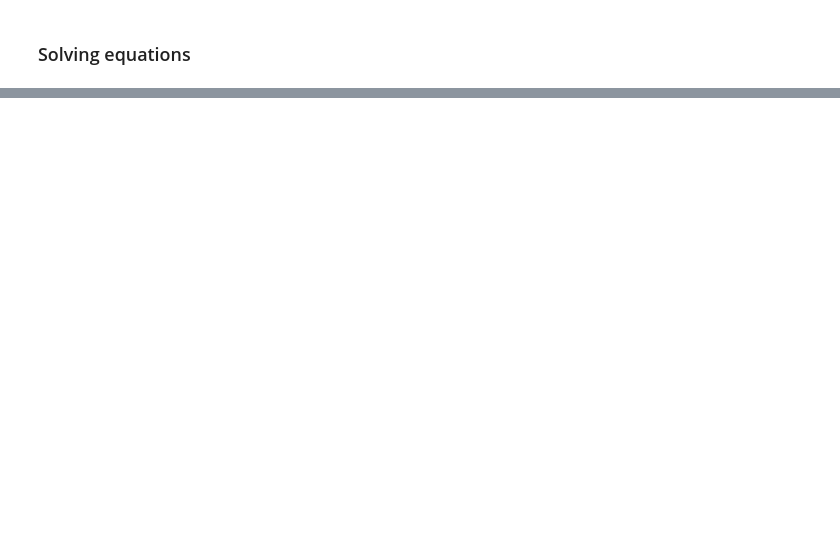
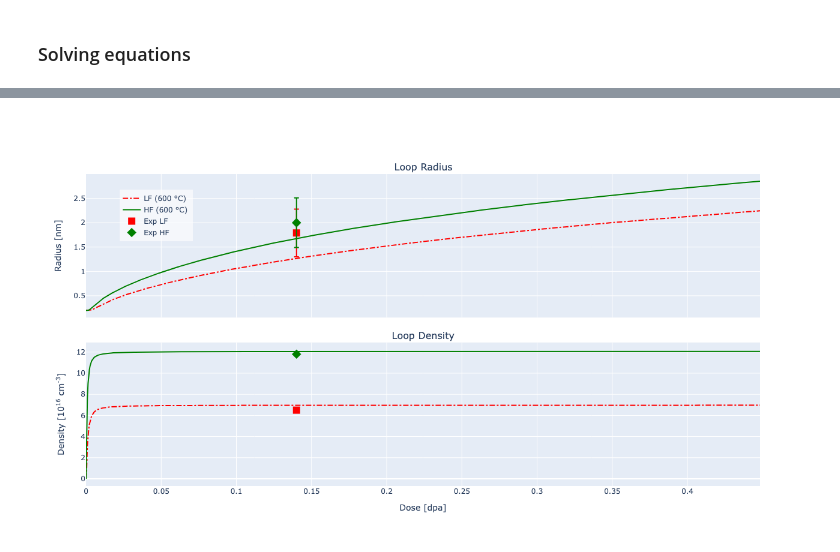
Before and after one commit to Worfran/OSU-MAE-Frank, a Jupyter notebook: src/jupyter/ceria_ode.ipynb, the cells around one changed output, grey strips where cells are left out. Saved outputs shown, nothing was run; the diff lists cells and outputs as text; code cells hidden in the pictures; blank space fills up the shorter version.

```diff
--- a/src/jupyter/ceria_ode.ipynb
+++ b/src/jupyter/ceria_ode.ipynb
@@ -376,0 +212,46 @@ _ = interactive_plots(results, G_0)
+# %%
+
+G_0 = 2.6e-6   #HF
+
+ratio = 2
+G_tot = G_0 / Omega_0
+G_Ce = G_tot * (ratio / (1 + ratio))
+G_O  = G_Ce   * (1 - ratio / (1 + ratio))
+
+params['G_Ce_v'] = G_Ce
+params['G_Ce_i'] = G_Ce
+params['G_O_v'] = G_O
+params['G_O_i'] = G_O
+
+solution_HF = solve_ivp(ODE_system, method='BDF', t_span=t_span, y0=y0,
+                     args=(params,), t_eval=t_eval)
+# %%
+# Put LF results in a DataFrame
+results = pd.DataFrame({
+    'time': solution_LF.t,
+    'dose': solution_LF.t * G_0,
+    'C_Ce_v-LF': solution_LF.y[0],
+    'C_O_v-LF':  solution_LF.y[1],
+    'C_Ce_i-LF': solution_LF.y[2],
+    'C_O_i-LF':  solution_LF.y[3],
+    'N_L-LF':    solution_LF.y[4],
+    'R_L-LF':    solution_LF.y[5],
+    'C_Ce_v-HF': solution_HF.y[0],
+    'C_O_v-HF':  solution_HF.y[1],
+    'C_Ce_i-HF': solution_HF.y[2],
+    'C_O_i-HF':  solution_HF.y[3],
+    'N_L-HF':    solution_HF.y[4],
+    'R_L-HF':    solution_HF.y[5],
+})
+
+# Experimental data
+exp_data = {
+    'dose': 0.14,
+    'R_L (LF)': 1.79,  'err R_L (LF)': 0.49,
+    'R_L (HF)': 2.00,  'err R_L (HF)': 0.51,
+    'N_L (LF)': 6.5e16,'N_L (HF)': 11.8e16,
+}
+# %%
+fig = plotting_report(exp_data, results, G_0)
+# %% [output]
+[figure, added]
```
Also changed, not shown: parts of 20 cells of this notebook, 12 other files.
